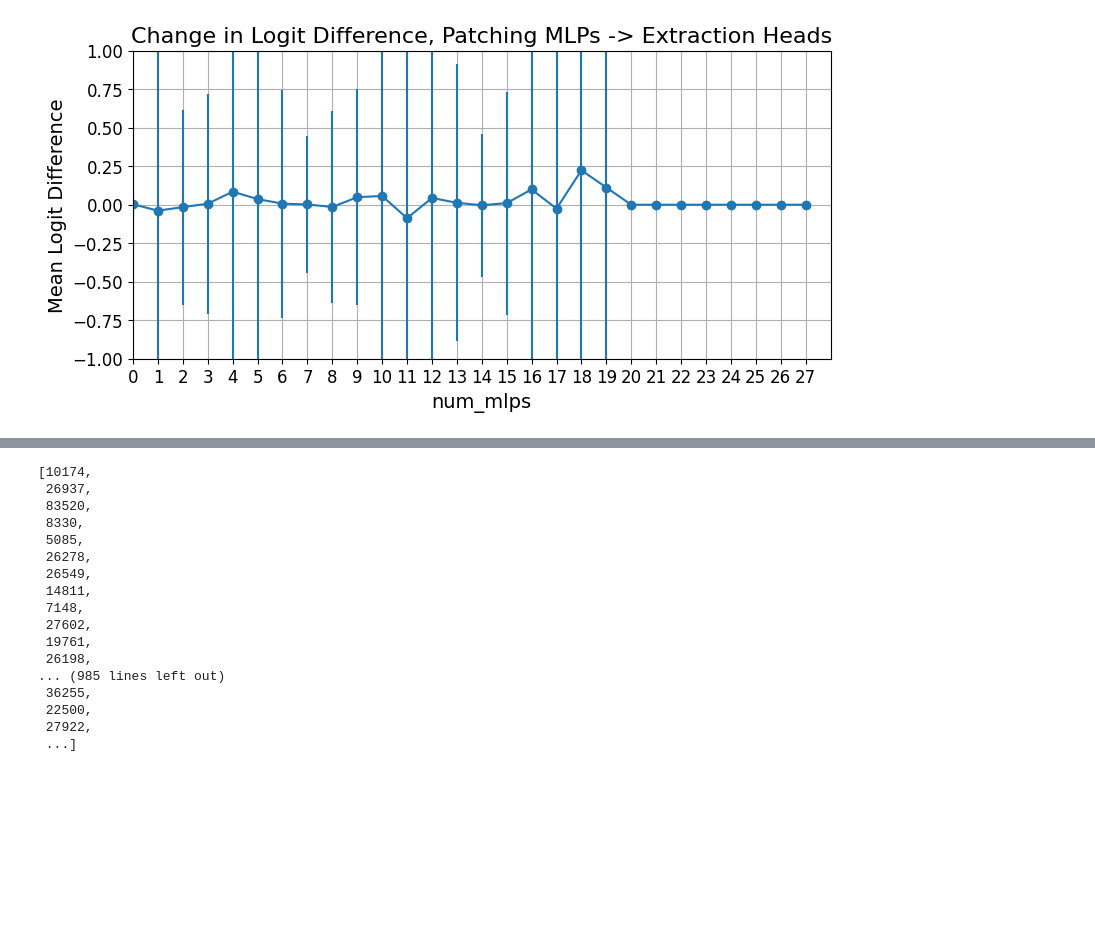
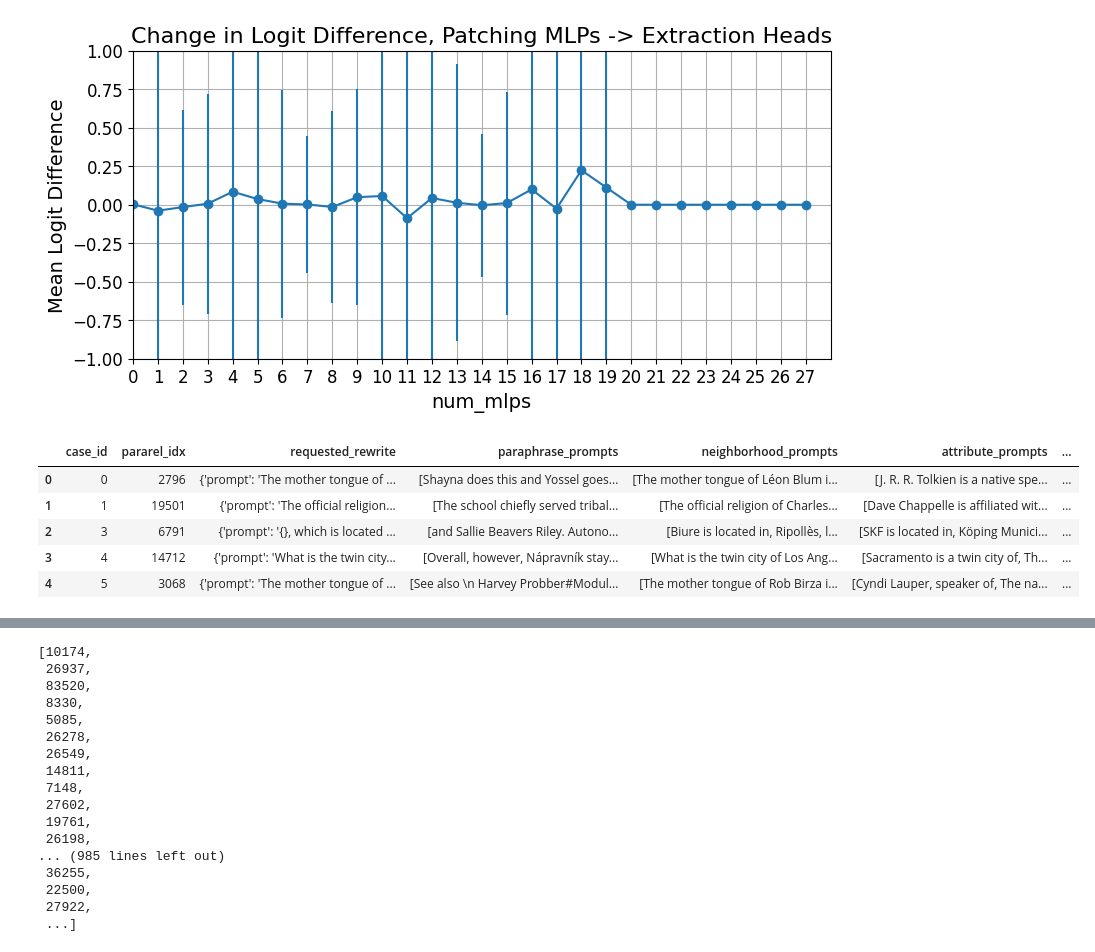
Before and after one commit to magikarp01/mechanistic-unlearning, a Jupyter notebook: experiments/scaling_counterfact/scaling_counterfact.ipynb, the cells around one changed output, grey strips where cells are left out. Cells and saved outputs as stored; diff of their text form; code cells hidden in the pictures; blank space fills up the shorter version.

```diff
--- a/experiments/scaling_counterfact/scaling_counterfact.ipynb
+++ b/experiments/scaling_counterfact/scaling_counterfact.ipynb
@@ -1252,7 +1299,7 @@ from functools import partial
 torch.cuda.empty_cache()
 gc.collect()
 
-batch_size = 50
+batch_size = 40
 noise_mlp_enrichment_results = []
 for i in tqdm(range(0, len(prompt_toks), batch_size)):
     torch.cuda.empty_cache()
@@ -1264,7 +1311,7 @@ for i in tqdm(range(0, len(prompt_toks), batch_size)):
                 orig_input=rand_toks[i:i+batch_size],
                 new_input=prompt_toks[i:i+batch_size],
                 sender_nodes=IterNode('mlp_out'),
-                receiver_nodes=Node('resid_pre', layer=20),
+                receiver_nodes=Node('resid_pre', layer=25),
                 patching_metric=partial(denoising_metric, start_idx=i, end_idx=i+batch_size),
                 direct_includes_mlps=False,
                 verbose=True,
@@ -1324,6 +1364,15 @@ mlp_localizations_str = np.array(["".join(str(x) for x in mlp_localizations[:, i
 df = cfact['train'].to_pandas()
 df['localization_str'] = mlp_localizations_str
 df.to_csv(f"~/mechanistic-unlearning/experiments/scaling_counterfact/cfact_forget_{MODEL_NAME.replace('/', '_')}.csv", index=False)
+# %%
+df.head()
+# %% [output]
+|  | case_id | pararel_idx | requested_rewrite | paraphrase_prompts | neighborhood_prompts | attribute_prompts | ... |
+| 0 | 0 | 2796 | {'prompt': 'The mother tongue of ... | [Shayna does this and Yossel goes... | [The mother tongue of Léon Blum i... | [J. R. R. Tolkien is a native spe... | ... |
+| 1 | 1 | 19501 | {'prompt': 'The official religion... | [The school chiefly served tribal... | [The official religion of Charles... | [Dave Chappelle is affiliated wit... | ... |
+| 2 | 3 | 6791 | {'prompt': '{}, which is located ... | [and Sallie Beavers Riley. Autono... | [Biure is located in, Ripollès, l... | [SKF is located in, Köping Munici... | ... |
+| 3 | 4 | 14712 | {'prompt': 'What is the twin city... | [Overall, however, Nápravník stay... | [What is the twin city of Los Ang... | [Sacramento is a twin city of, Th... | ... |
+| 4 | 5 | 3068 | {'prompt': 'The mother tongue of ... | [See also \n Harvey Probber#Modul... | [The mother tongue of Rob Birza i... | [Cyndi Lauper, speaker of, The na... | ... |
 # %%
 model.tokenizer.batch_decode(prompt_toks[mlp_localizations_str == "0000001000000000000000000000"])
 # %% [output]
```
Also changed, not shown: parts of 22 cells of this notebook, 28 other files.
